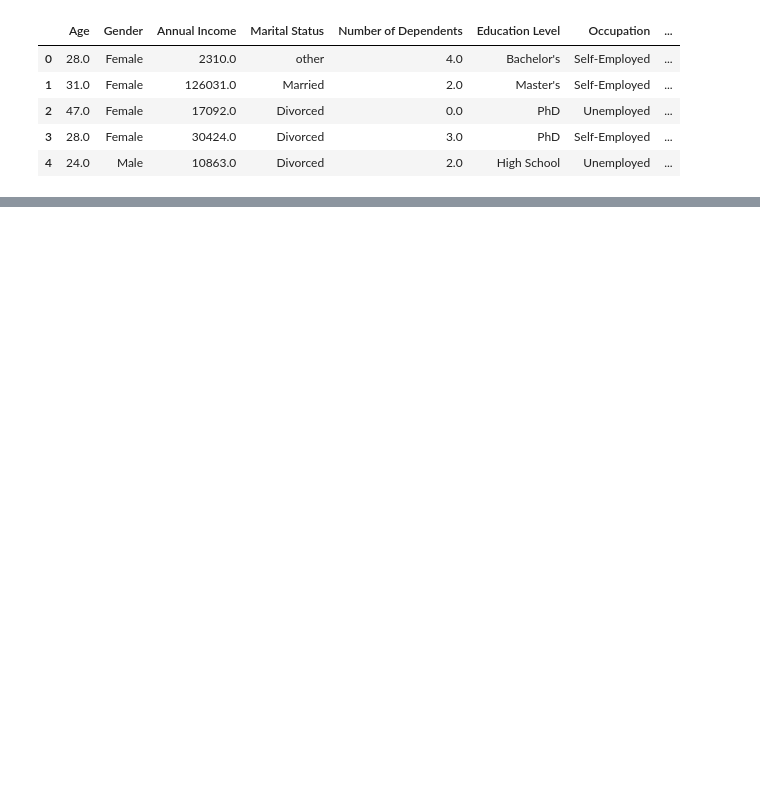
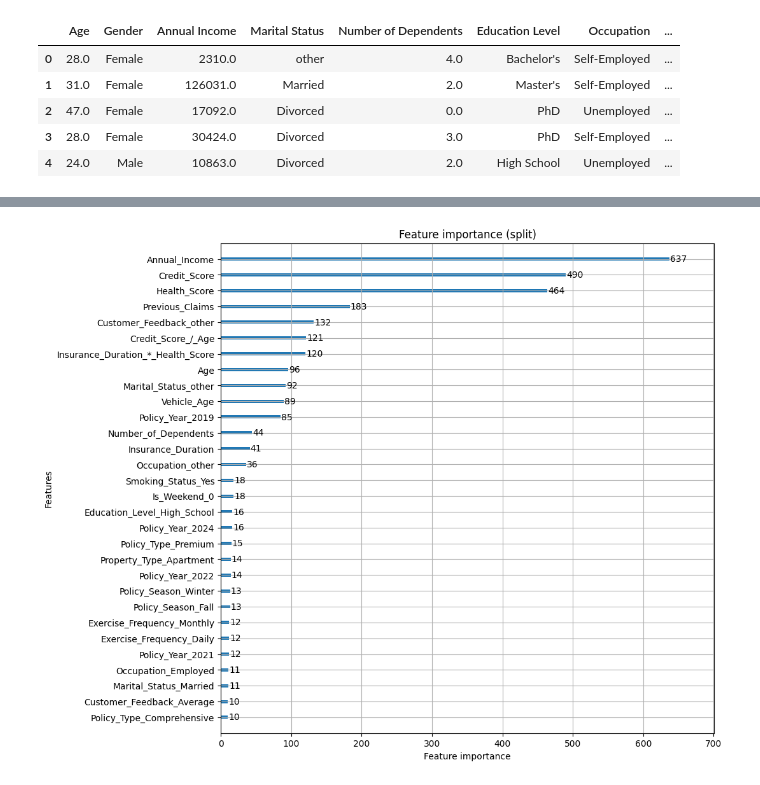
Before and after one commit to YusufErem/Predicting-Insurance, a Jupyter notebook: test.ipynb, the cells around one changed output, grey strips where cells are left out. Saved outputs shown, nothing was run; the diff lists cells and outputs as text; code cells hidden in the pictures; blank space fills up the shorter version.

```diff
--- a/test.ipynb
+++ b/test.ipynb
@@ -147,3 +137,36 @@ for column in columns:
+# %%
+# Kredi Skoru / Yaş Oranı
+train_df['Credit Score / Age'] = train_df['Credit Score'] / train_df['Age']
+test_df['Credit Score / Age'] = test_df['Credit Score'] / test_df['Age']
+
+# Sigorta Süresi * Sağlık Skoru
+train_df['Insurance Duration * Health Score'] = train_df['Insurance Duration'] * train_df['Health Score']
+test_df['Insurance Duration * Health Score'] = test_df['Insurance Duration'] * test_df['Health Score']
+# %%
+# Credit Score / Age , Credit Score / Annual Income , Insurance Duration * Health Score min-max scaling
+from sklearn.preprocessing import MinMaxScaler
+scaler = MinMaxScaler()
+
+train_df['Credit Score / Age'] = scaler.fit_transform(train_df['Credit Score / Age'].values.reshape(-1, 1))
+test_df['Credit Score / Age'] = scaler.transform(test_df['Credit Score / Age'].values.reshape(-1, 1))
+
+train_df['Insurance Duration * Health Score'] = scaler.fit_transform(train_df['Insurance Duration * Health Score'].values.reshape(-1, 1))
+test_df['Insurance Duration * Health Score'] = scaler.transform(test_df['Insurance Duration * Health Score'].values.reshape(-1, 1))
+# %%
+#one hot encoding for date features
+from sklearn.preprocessing import OneHotEncoder
+encoder = OneHotEncoder(sparse_output=False)
+date_features = ['Policy Year', 'Is Weekend', 'Policy Season']
+
+train_encoded = encoder.fit_transform(train_df[date_features])
+train_encoded_df = pd.DataFrame(train_encoded, columns=encoder.get_feature_names_out(date_features))
+train_df = pd.concat([train_df, train_encoded_df], axis=1)
+train_df.drop(columns=date_features, inplace=True)
+
+test_encoded = encoder.transform(test_df[date_features])
+test_encoded_df = pd.DataFrame(test_encoded, columns=encoder.get_feature_names_out(date_features))
+test_df = pd.concat([test_df, test_encoded_df], axis=1)
+test_df.drop(columns=date_features, inplace=True)
 # %%
 #Age Min Max Scaling
 from sklearn.preprocessing import MinMaxScaler
@@ -187,8 +210,8 @@ train_df['Insurance Duration'] = scaler.fit_transform(train_df['Insurance Durati
 test_df['Insurance Duration'] = scaler.transform(test_df['Insurance Duration'].values.reshape(-1, 1))
 # %%
 #Smoking Status One Hot Encoding
-train_df = pd.get_dummies(train_df, columns=['Smoking Status'])
-test_df = pd.get_dummies(test_df, columns=['Smoking Status'])
+train_df = pd.get_dummies(train_df, columns=['Smoking Status'], drop_first=True)
+test_df = pd.get_dummies(test_df, columns=['Smoking Status'], drop_first=True)
 # %%
 #Gender ONE HOT ENCODING
 train_df = pd.get_dummies(train_df, columns=['Gender'], drop_first=True)
@@ -456,0 +400,6 @@ submission_df.to_csv('submission.csv', index=False)
+# %%
+import matplotlib.pyplot as plt
+lgb.plot_importance(model, max_num_features=30 ,importance_type='split', figsize=(10, 10), title='Feature importance (split)', xlabel='Feature importance', ylabel='Features')
+plt.show()
+# %% [output]
+[figure, added]
```
Also changed, not shown: parts of 20 cells of this notebook, 2 other files.
